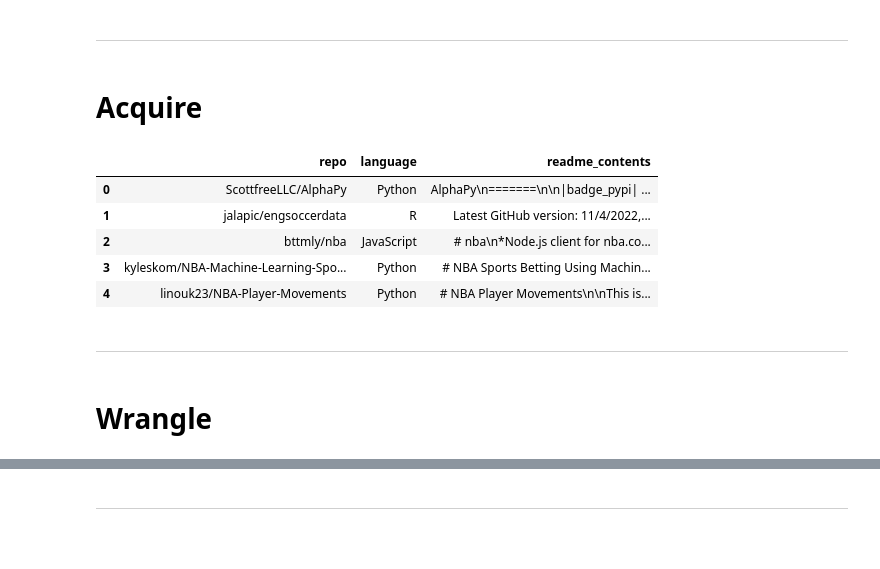
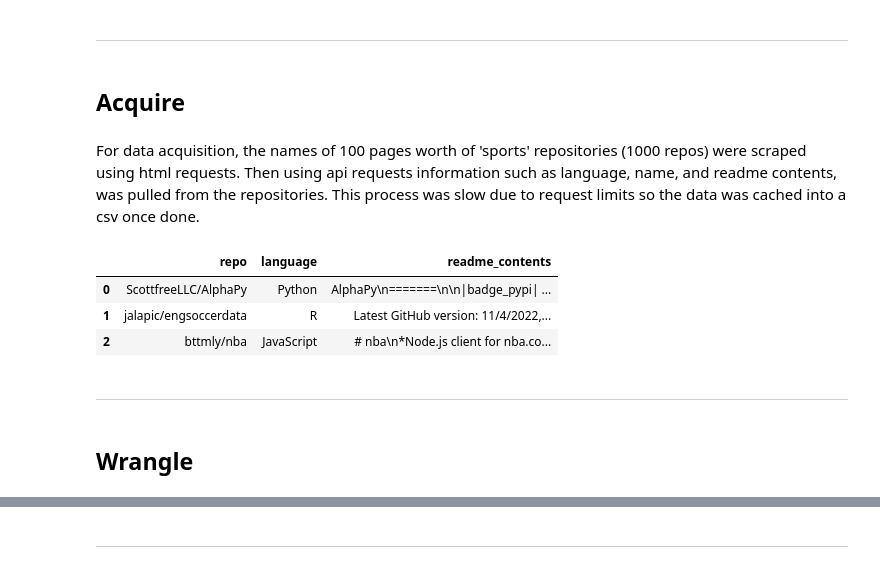
Before and after one commit to NLP-Team-Project/NLP-Project, a Jupyter notebook: Final_Report.ipynb, the cells around one changed output, grey strips where cells are left out. Cells and saved outputs as stored; diff of their text form; code cells hidden in the pictures; blank space fills up the shorter version.

```diff
--- a/Final_Report.ipynb
+++ b/Final_Report.ipynb
@@ -49,18 +51,17 @@ from sklearn.metrics import classification_report
 # %% [markdown]
 ---
 # %% [markdown]
-# Acquire
+## Acquire
+# %% [markdown]
+For data acquisition, the names of 100 pages worth of 'sports' repositories (1000 repos) were scraped using html requests. Then using api requests information such as language, name, and readme contents, was pulled from the repositories. This process was slow due to request limits so the data was cached into a csv once done.
 # %%
-df = pd.read_csv('all_repos.csv')
-df.head()
+pd.read_csv('all_repos.csv').head(3)  # Read data stored in .csv file
 # %% [output]
 |  | repo | language | readme_contents |
 | 0 | ScottfreeLLC/AlphaPy | Python | AlphaPy\n=======\n\n|badge_pypi| ... |
 | 1 | jalapic/engsoccerdata | R | Latest GitHub version: 11/4/2022,... |
 | 2 | bttmly/nba | JavaScript | # nba\n*Node.js client for nba.co... |
-| 3 | kyleskom/NBA-Machine-Learning-Spo... | Python | # NBA Sports Betting Using Machin... |
-| 4 | linouk23/NBA-Player-Movements | Python | # NBA Player Movements\n\nThis is... |
 # %% [markdown]
 ---
 # %% [markdown]
-# Wrangle
+## Wrangle
```
Also changed, not shown: parts of 49 cells of this notebook, 5 other files.
